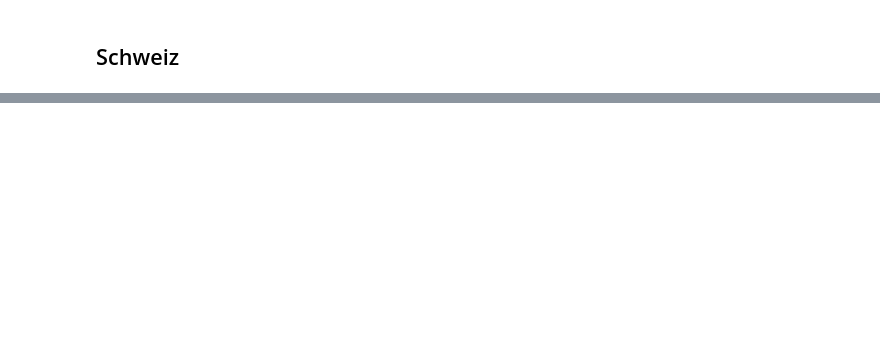
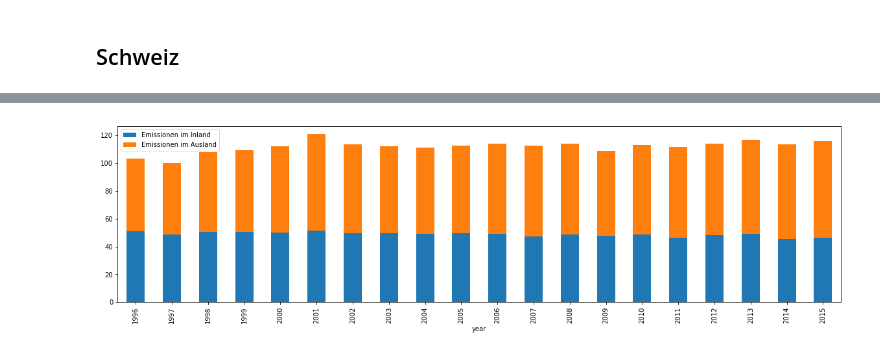
Before and after one commit to republik/dossier-klimawandel, a Jupyter notebook: data/Dossier Klimawandel.ipynb, the cells around one changed output, grey strips where cells are left out. Cells and saved outputs as stored; diff of their text form; code cells hidden in the pictures; blank space fills up the shorter version.

```diff
--- a/data/Dossier Klimawandel.ipynb
+++ b/data/Dossier Klimawandel.ipynb
@@ -95,0 +121,7 @@ tco2_per_capita_ch_display.to_csv('./emissions_ch.csv', float_format='%.4f', ind
+# %%
+footprint_ch = pd.read_excel(dataset('GW016_Treibhausgas-Fussabdruck_20190721_BAFUIndikatorDatenblatt2.xlsx'), sheet_name='DE', skiprows=7)
+footprint_ch.rename(columns={'Jahr': 'year', footprint_ch.columns[1]: 'Emissionen im Inland', footprint_ch.columns[2]: 'Emissionen im Ausland'}, inplace=True)
+footprint_ch.set_index('year', inplace=True)
+footprint_ch.plot(kind='Bar', stacked=True);
+# %% [output]
+[figure, added]
```
Also changed, not shown: parts of 23 cells of this notebook, 9 other files.
